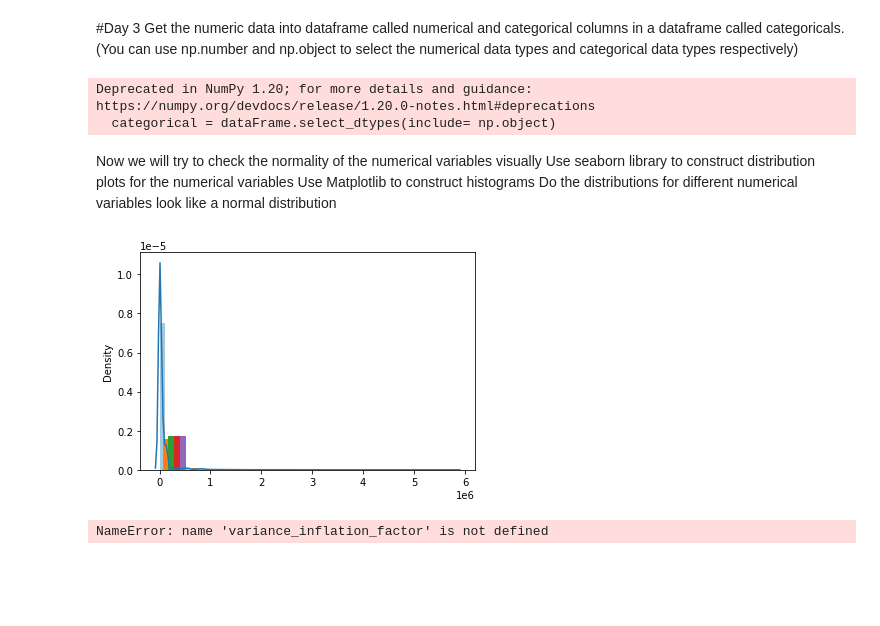
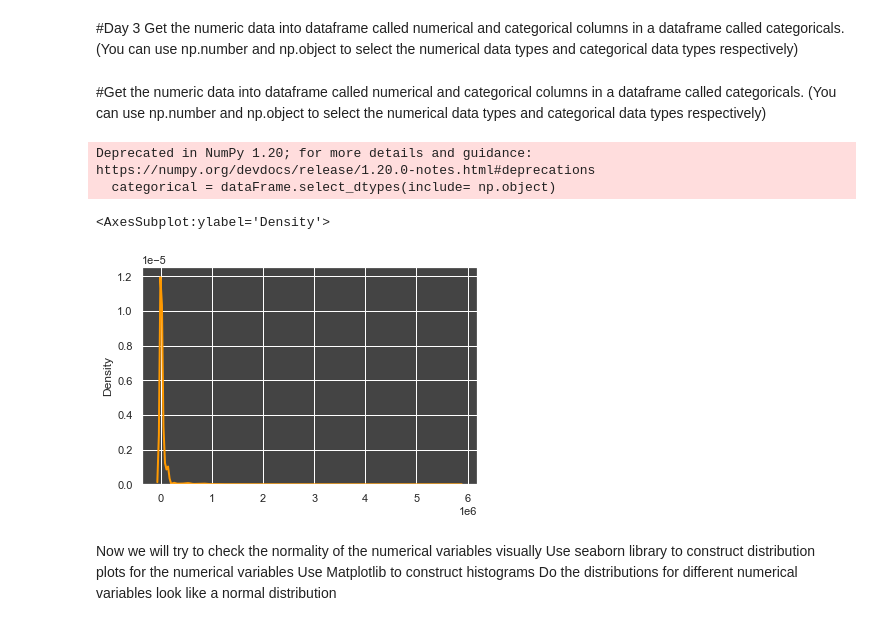
Before and after one commit to mlnima/ironhack-lab, a Jupyter notebook: week2/day1/Untitled.ipynb, the cells around one changed output. Saved outputs shown, nothing was run; the diff lists cells and outputs as text; code cells hidden in the pictures; blank space fills up the shorter version.

```diff
--- a/week2/day1/Untitled.ipynb
+++ b/week2/day1/Untitled.ipynb
@@ -148,4 +150,6 @@ Name: state, Length: 12074, dtype: object
 # %% [markdown]
 #Day 3
 Get the numeric data into dataframe called numerical and categorical columns in a dataframe called categoricals. (You can use np.number and np.object to select the numerical data types and categorical data types respectively)
+# %% [markdown]
+#Get the numeric data into dataframe called numerical and categorical columns in a dataframe called categoricals. (You can use np.number and np.object to select the numerical data types and categorical data types respectively)
 # %%
@@ -155,17 +159,17 @@ categorical = dataFrame.select_dtypes(include= np.object)
 # %% [output]
 Deprecated in NumPy 1.20; for more details and guidance: https://numpy.org/devdocs/release/1.20.0-notes.html#deprecations
   categorical = dataFrame.select_dtypes(include= np.object)
+# %%
+sns.set(rc={'axes.facecolor':'#444', 'figure.facecolor':'#fff'})
+sns.distplot(numerical, hist=False, kde=True,
+             bins=int(15), color = '#f90',
+             hist_kws={'edgecolor':'#222'},
+             kde_kws={'linewidth': 2})
+# %% [output]
+<AxesSubplot:ylabel='Density'>
+[figure, added]
 # %% [markdown]
 Now we will try to check the normality of the numerical variables visually
 Use seaborn library to construct distribution plots for the numerical variables
 Use Matplotlib to construct histograms
 Do the distributions for different numerical variables look like a normal distribution
-# %%
-sns.distplot(numerical)
-plt.hist(numerical, density=True)
-plt.show()
-
-#variance_inflation_factor(numerical['total claim amount'])
-# %% [output]
-[figure, removed]
-NameError: name 'variance_inflation_factor' is not defined
```
Also changed, not shown: parts of 8 cells of this notebook.
